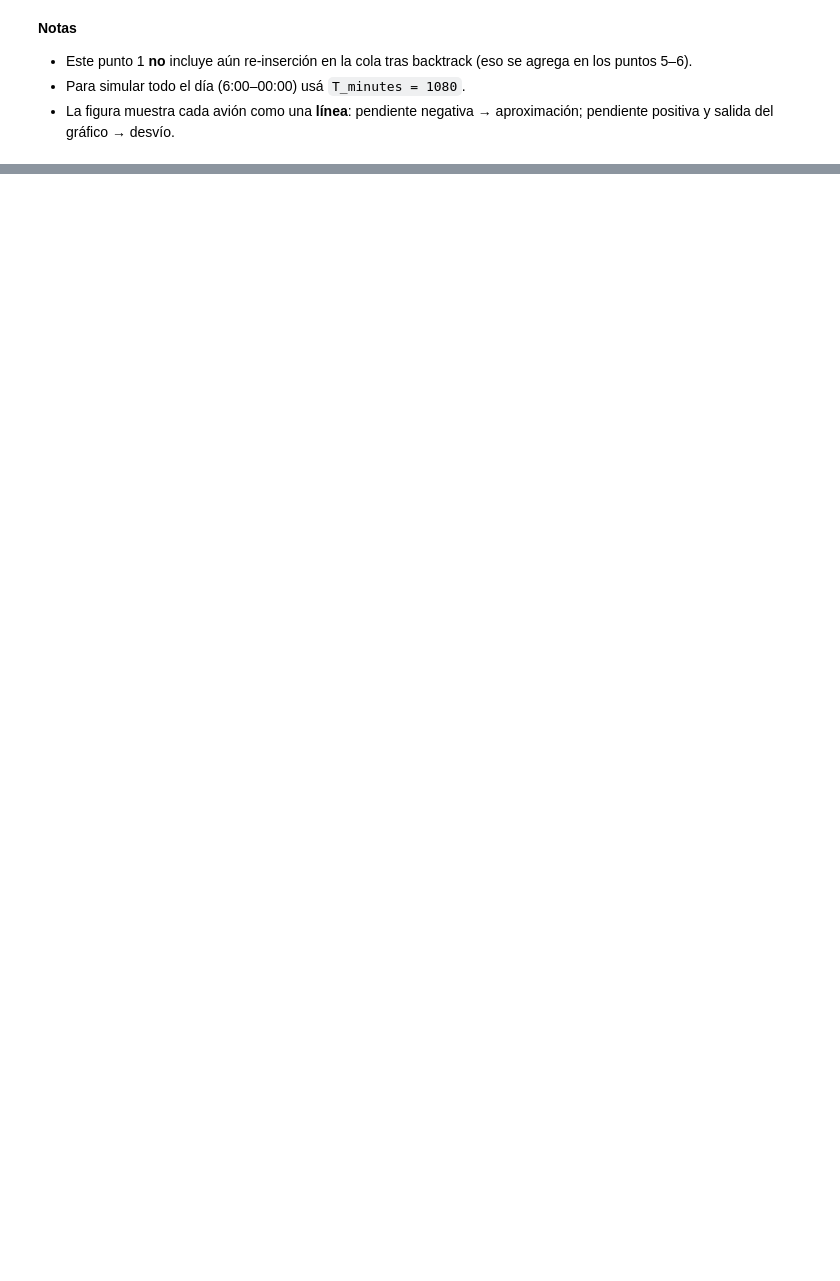
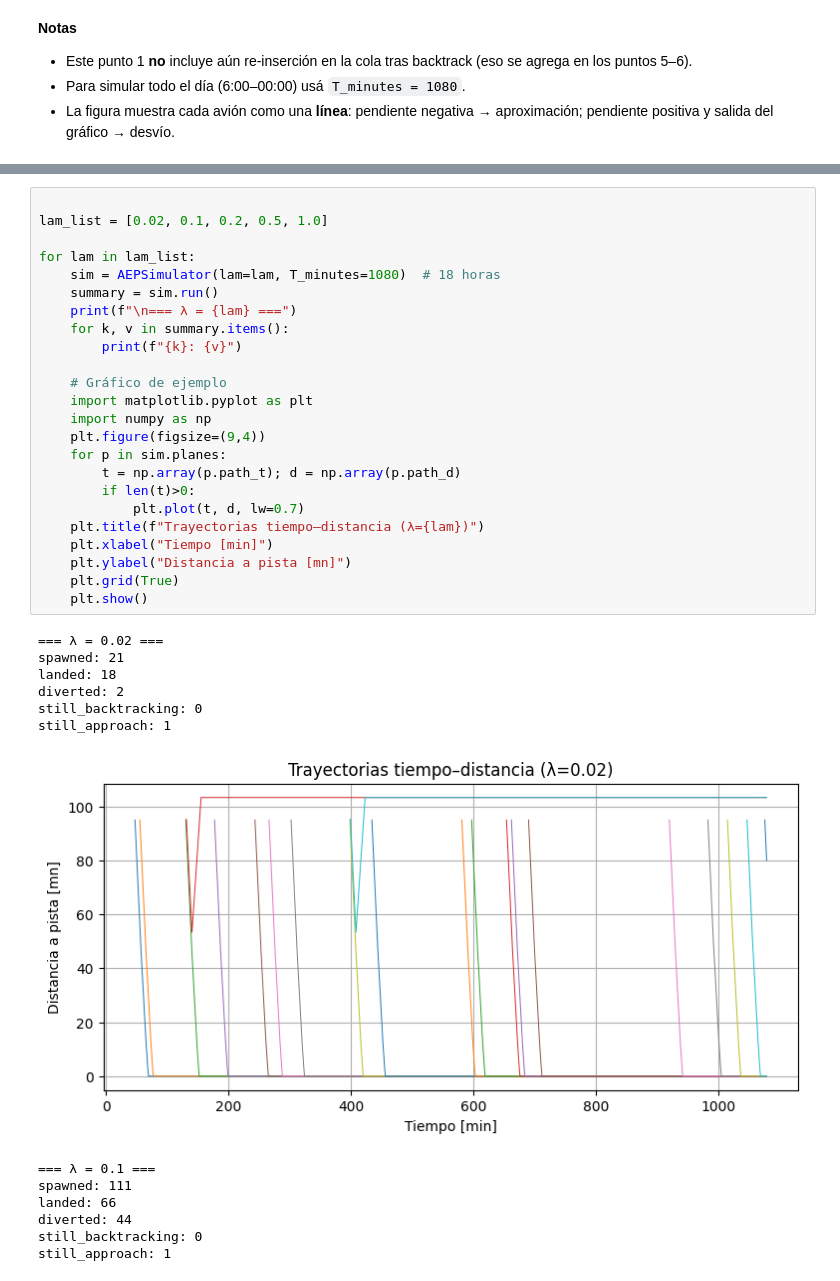
Before and after one commit to manumarlats408/TP1_ACN, a Jupyter notebook: TP1.ipynb, the cells around one changed output, grey strips where cells are left out. Drawn from its saved outputs; the diff is of its cells as text; blank space fills up the shorter version.

```diff
--- a/TP1.ipynb
+++ b/TP1.ipynb
@@ -173,0 +235,38 @@ Resumen de la corrida:
+# %%
+
+lam_list = [0.02, 0.1, 0.2, 0.5, 1.0]
+
+for lam in lam_list:
+    sim = AEPSimulator(lam=lam, T_minutes=1080)  # 18 horas
+    summary = sim.run()
+    print(f"\n=== λ = {lam} ===")
+    for k, v in summary.items():
+        print(f"{k}: {v}")
+
+    # Gráfico de ejemplo
+    import matplotlib.pyplot as plt
+    import numpy as np
+    plt.figure(figsize=(9,4))
+    for p in sim.planes:
+        t = np.array(p.path_t); d = np.array(p.path_d)
+        if len(t)>0:
+            plt.plot(t, d, lw=0.7)
+    plt.title(f"Trayectorias tiempo–distancia (λ={lam})")
+    plt.xlabel("Tiempo [min]")
+    plt.ylabel("Distancia a pista [mn]")
+    plt.grid(True)
+    plt.show()
+# %% [output]
+=== λ = 0.02 ===
+spawned: 21
+landed: 18
+diverted: 2
+still_backtracking: 0
+still_approach: 1
+[figure, added]
+=== λ = 0.1 ===
+spawned: 111
+landed: 66
+diverted: 44
+still_backtracking: 0
+still_approach: 1
```
Also changed, not shown: parts of 11 cells of this notebook.
